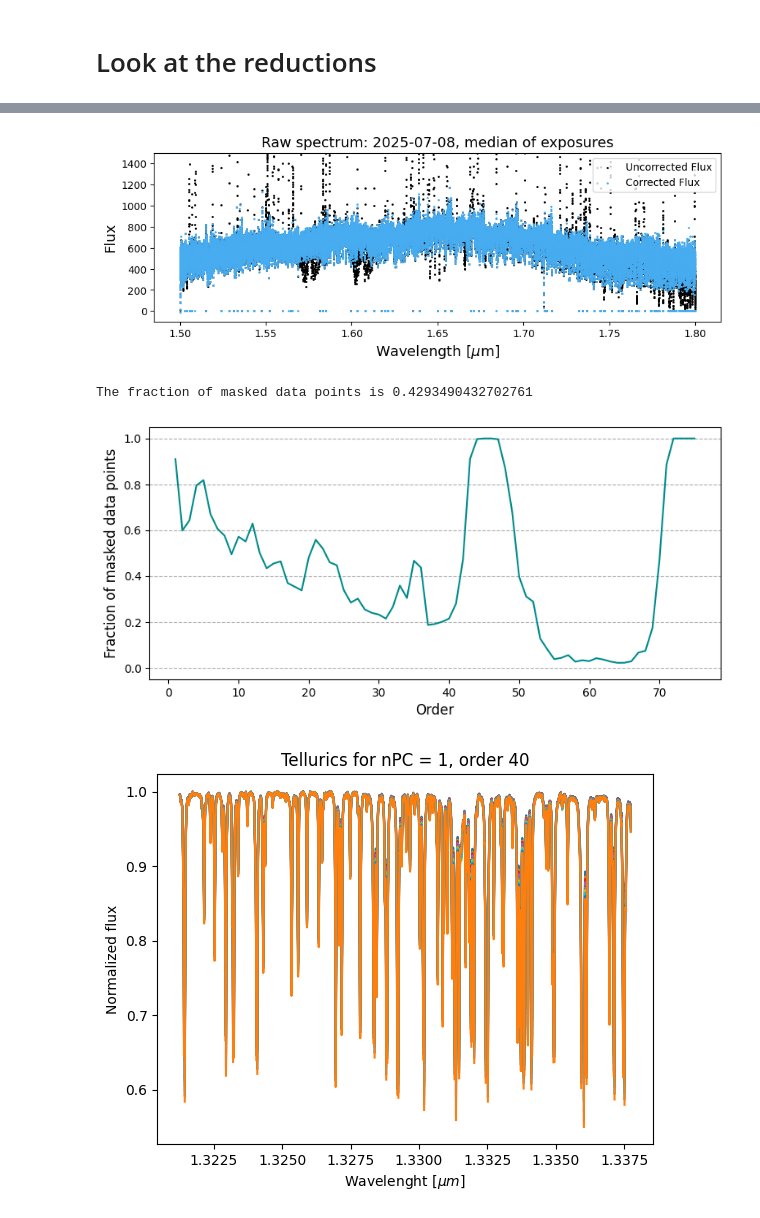
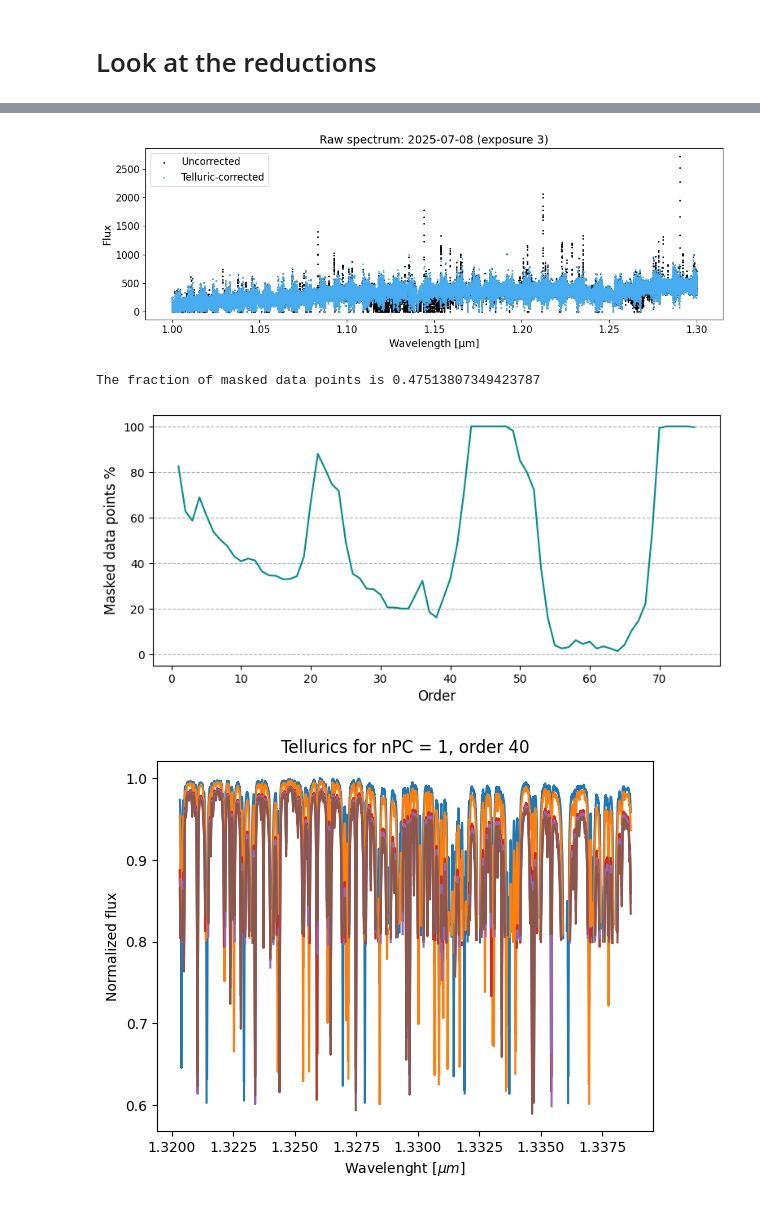
Before and after one commit to mathisbouffard/HRS_with_starships, a Jupyter notebook: HRS_analysis/notebooks/Plot_reductions.ipynb, the cells around one changed output, grey strips where cells are left out. Drawn from its saved outputs; the diff is of its cells as text; code cells hidden in the pictures.

```diff
--- a/HRS_analysis/notebooks/Plot_reductions.ipynb
+++ b/HRS_analysis/notebooks/Plot_reductions.ipynb
@@ -197,12 +197,8 @@ INFO:starships.planet_obs:Fetching the uncorrected spectra
 # %%
 # Name of reduction sequence files
 seq_file_list = [
-                # f"sequence_0-pc_mask_wings97_data_trs_{visit_name}.npz",
-                f"sequence_1-pc_mask_wings97_data_trs_{visit_name}.npz",
-                # f"sequence_2-pc_mask_wings97_data_trs_{visit_name}.npz",
-                # f"sequence_3-pc_mask_wings97_data_trs_{visit_name}.npz",
-                # f"sequence_4-pc_mask_wings97_data_trs_{visit_name}.npz",
-                # f"sequence_5-pc_mask_wings97_data_trs_{visit_name}.npz",
+                f"sequence_0-pc_mask_wings97_data_trs_{visit_name}.npz",
+                # f"sequence_1-pc_mask_wings97_data_trs_{visit_name}.npz",
                 ]
 
 #----------------------------#
@@ -235,57 +234,16 @@ plt.show()
 # %%
 # PLOT ENTIRE SPECTRUM WITH OVERLAPPING ORDERS
 
-exp_median = True  # take a median of the exposures
+exp_median = False  # take a median of the exposures
 id_spec = 3  # exposure being plotted (ignored if exp_median = True)
 
-wv_range = [1.5,1.8]  # wavelength range to plot, in microns
-# wv_range = [1,1.5]
-
-#wv_range = [1.24,1.256]  # K
-#wv_range = [2.285,2.305]  # CO
-
+wv_range = [1.0,1.3]  # wavelength range to plot, in microns
 
 #-------------------------------------#
 
-uncorr_fl = seq_obj.uncorr/(seq_obj.blaze/np.nanmax(seq_obj.blaze, axis=-1)[:,:,None])  # blaze correction
-
-
-# Concatenate every order to get the entire spectrum
-
-order_arr = np.arange(0, seq_obj.nord)  # array of all the orders
-
-wav = np.concatenate([seq_obj.wv[i] for i in order_arr])  # concatenate the wavelength values (x axis)
-
-if exp_median:
-    flux_unco = np.concatenate([np.median(uncorr_fl, axis=0)[i,:] for i in order_arr])  # concatenate the uncorrected flux
-    flux_corr = np.concatenate([np.median(seq_obj.flux, axis=0)[i,:] for i in order_arr])  # concatenate the uncorrected flux
-else:
-    flux_unco = np.concatenate([uncorr_fl[id_spec,i,:] for i in order_arr])  # concatenate the uncorrected flux
-    flux_corr = np.concatenate([seq_obj.flux[id_spec,i,:] for i in order_arr])  # concatenate the uncorrected flux
-
-
-# Plot the raw data (entire spectrum with overlapping orders)
-
-condition_wv = np.logical_and((wav > wv_range[0]), (wav < wv_range[1]))  # condition for wavelength range
-
-plt.figure(figsize=(10,3))
-
-plt.scatter(wav[condition_wv], flux_unco[condition_wv], s=1.2, c="k", label='Uncorrected Flux')
-plt.scatter(wav[condition_wv], flux_corr[condition_wv], s=1.2, c="#48ACF0", label='Corrected Flux')
-
-plt.xlabel("Wavelength [$\mu$m]", fontsize=14)
-plt.ylabel("Flux", fontsize=14)
-
-if exp_median:
-    plt.title(f"Raw spectrum: {visit_name}, median of exposures", fontsize=14)
-else:
-    plt.title(f"Raw spectrum: {visit_name}, exposure {id_spec}", fontsize=14)
-
-plt.ylim(-100, 1500)
-plt.legend()
-plt.show()
+pf.plot_raw_spectrum(seq_obj, wv_range, visit_name, use_median=exp_median, exp_plot=id_spec, ylims=None)
 # %% [output]
-[figure, old version]
+[figure, new version]
 # %%
 # # Plot fewer steps
 
@@ -308,17 +266,17 @@ fig, axs = plt.subplots(len(n_pc_list), sharex=True, squeeze=False, figsize=(9,4
 
 for n in range(len(n_pc_list)):
     order_list = np.arange(1, len(masked_ratio[n]) + 1)
-    axs[n,0].plot(order_list, masked_ratio[n], color="darkcyan")
+    axs[n,0].plot(order_list, masked_ratio[n] * 100, color="darkcyan")
     axs[n,0].grid(axis='y', linestyle='--')
-    axs[n,0].set_ylim(-0.05,1.05)
+    axs[n,0].set_ylim(-5, 105)
 #    axs[n,0].set_title("{} PC removed".format(n_pc_list[n]))
 
-axs[len(n_pc_list) // 2, 0].set_ylabel("Fraction of masked data points", fontsize=12)
+axs[len(n_pc_list) // 2, 0].set_ylabel("Masked data points %", fontsize=12)
 plt.xlabel("Order", fontsize=12)
 plt.show()
 # %% [output]
-The fraction of masked data points is 0.4293490432702761
+The fraction of masked data points is 0.47513807349423787
-[figure, old version]
+[figure, new version]
 # %%
 #-----------------------------------------------#
 # Plot tellurics for a specific nPC and order
@@ -334,7 +292,7 @@ plt.xlabel("Wavelenght [$\mu{}m$]")
 plt.ylabel("Normalized flux")
 plt.show()
 # %% [output]
-[figure, old version]
+[figure, new version]
 # %%
 #---------------------------------------------------------------#
 # Plot final step of data reduction for a specific nPC and order
```
Also changed, not shown: parts of 15 cells of this notebook, 24 other files.
